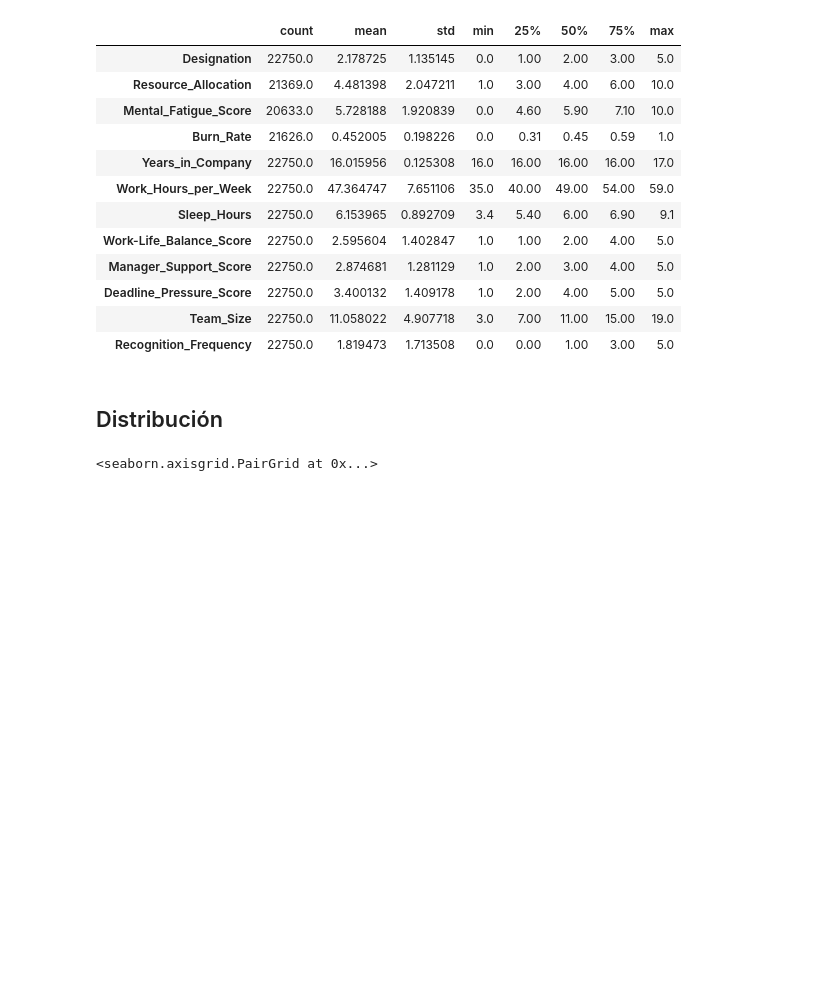
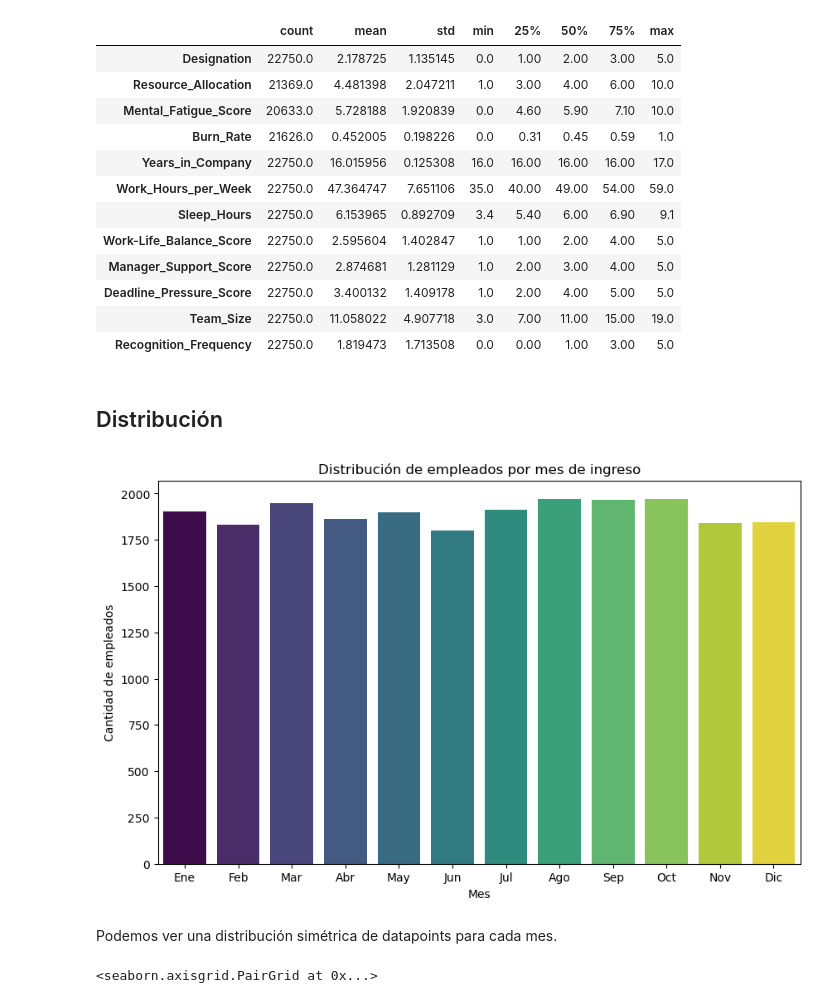
Before and after one commit to ferkrodriguez98/mlops2_ceia, a Jupyter notebook: EDA.ipynb, the cells around one changed output. Saved outputs shown, nothing was run; the diff lists cells and outputs as text; code cells hidden in the pictures; blank space fills up the shorter version.

```diff
--- a/EDA.ipynb
+++ b/EDA.ipynb
@@ -153,6 +159,22 @@ categorical_cols = ['Employee_ID', 'Date_of_Joining']
 numerical_cols = df.select_dtypes(include=['number']).columns.difference(categorical_cols)
 # %% [markdown]
 ## Distribución
+# %%
+# Extraer el mes de la columna Date_of_Joining
+df['Month_of_Joining'] = pd.to_datetime(df['Date_of_Joining']).dt.month
+
+# Graficar la distribución de empleados por mes de ingreso
+plt.figure(figsize=(10, 6))
+sns.countplot(x='Month_of_Joining', hue='Month_of_Joining', data=df, palette='viridis', legend=False)
+plt.title('Distribución de empleados por mes de ingreso')
+plt.xlabel('Mes')
+plt.ylabel('Cantidad de empleados')
+plt.xticks(ticks=range(0,12), labels=['Ene', 'Feb', 'Mar', 'Abr', 'May', 'Jun', 'Jul', 'Ago', 'Sep', 'Oct', 'Nov', 'Dic'])
+plt.show()
+# %% [output]
+[figure, added]
+# %% [markdown]
+Podemos ver una distribución simétrica de datapoints para cada mes.
 # %%
 %matplotlib inline
 sns.pairplot(df[numerical_cols])
```
Also changed, not shown: parts of 14 cells of this notebook.
